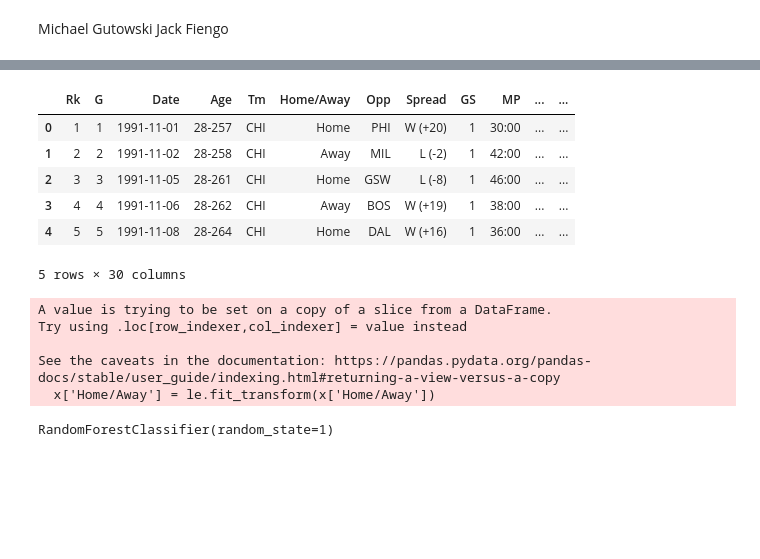
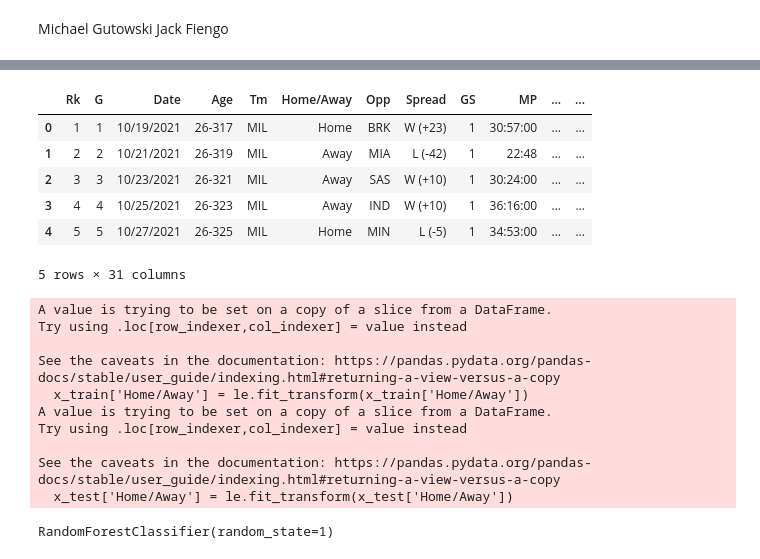
Before and after one commit to jfiengo/Michael_Jordan_ML_Project, a Jupyter notebook: project.ipynb, the cells around one changed output, grey strips where cells are left out. Saved outputs shown, nothing was run; the diff lists cells and outputs as text; code cells hidden in the pictures; blank space fills up the shorter version.

```diff
--- a/project.ipynb
+++ b/project.ipynb
@@ -6,4 +4,5 @@ This is an example of how we can use a scikit learn package. I just picked the f
 # %%
 import pandas as pd
-df_9192 = pd.read_csv('michaelJordanStats9192.csv')
+df_train = pd.read_csv('Giannis2021-22.csv')
+df_test = pd.read_csv('Giannis2022-23.csv')
 # %%
@@ -19,8 +28,8 @@ df_9192.head()
 # %%
-df_9192.rename(columns={'Unnamed: 5': 'Home/Away'}, inplace=True)
-df_9192.rename(columns={'Unnamed: 7': 'Spread'}, inplace=True)
-df_9192["Home/Away"].replace({"@": "Away"}, inplace=True)
-df_9192["Home/Away"].fillna("Home", inplace=True)
-df_9192.head()
+df_train.rename(columns={'Unnamed: 5': 'Home/Away'}, inplace=True)
+df_train.rename(columns={'Unnamed: 7': 'Spread'}, inplace=True)
+df_train["Home/Away"].replace({"@": "Away"}, inplace=True)
+df_train["Home/Away"].fillna("Home", inplace=True)
+df_train.head()
 # %% [output]
 |  | Rk | G | Date | Age | Tm | Home/Away | Opp | Spread | GS | MP | ... | ... |
@@ -32,0 +42,6 @@ df_9192.head()
+# %%
+df_test.rename(columns={'Unnamed: 5': 'Home/Away'}, inplace=True)
+df_test.rename(columns={'Unnamed: 7': 'Spread'}, inplace=True)
+df_test["Home/Away"].replace({"@": "Away"}, inplace=True)
+df_test["Home/Away"].fillna("Home", inplace=True)
+df_test.head()
@@ -33,12 +56,13 @@ df_9192.head()
 # %%
-df_9192['W/L'] = df_9192['Spread'].str.extract('([W|L])', expand=True)
-df_9192.head()
+df_train['W/L'] = df_train['Spread'].str.extract('([W|L])', expand=True)
+df_test['W/L'] = df_test['Spread'].str.extract('([W|L])', expand=True)
+df_train.head()
 # %% [output]
 |  | Rk | G | Date | Age | Tm | Home/Away | Opp | Spread | GS | MP | ... | ... |
-| 0 | 1 | 1 | 1991-11-01 | 28-257 | CHI | Home | PHI | W (+20) | 1 | 30:00 | ... | ... |
-| 1 | 2 | 2 | 1991-11-02 | 28-258 | CHI | Away | MIL | L (-2) | 1 | 42:00 | ... | ... |
-| 2 | 3 | 3 | 1991-11-05 | 28-261 | CHI | Home | GSW | L (-8) | 1 | 46:00 | ... | ... |
-| 3 | 4 | 4 | 1991-11-06 | 28-262 | CHI | Away | BOS | W (+19) | 1 | 38:00 | ... | ... |
-| 4 | 5 | 5 | 1991-11-08 | 28-264 | CHI | Home | DAL | W (+16) | 1 | 36:00 | ... | ... |
+| 0 | 1 | 1 | 10/19/2021 | 26-317 | MIL | Home | BRK | W (+23) | 1 | 30:57:00 | ... | ... |
+| 1 | 2 | 2 | 10/21/2021 | 26-319 | MIL | Away | MIA | L (-42) | 1 | 22:48 | ... | ... |
+| 2 | 3 | 3 | 10/23/2021 | 26-321 | MIL | Away | SAS | W (+10) | 1 | 30:24:00 | ... | ... |
+| 3 | 4 | 4 | 10/25/2021 | 26-323 | MIL | Away | IND | W (+10) | 1 | 36:16:00 | ... | ... |
+| 4 | 5 | 5 | 10/27/2021 | 26-325 | MIL | Home | MIN | L (-5) | 1 | 34:53:00 | ... | ... |
-5 rows × 30 columns
+5 rows × 31 columns
 # %%
@@ -48,11 +74,18 @@ y = df_9192['W/L']
 # %%
 from sklearn.preprocessing import LabelEncoder
 le = LabelEncoder()
-x['Home/Away'] = le.fit_transform(x['Home/Away'])
-y = le.fit_transform(y)
+x_train['Home/Away'] = le.fit_transform(x_train['Home/Away'])
+y_train = le.fit_transform(y_train)
+x_test['Home/Away'] = le.fit_transform(x_test['Home/Away'])
+y_test = le.fit_transform(y_test)
 # %% [output]
 A value is trying to be set on a copy of a slice from a DataFrame.
 Try using .loc[row_indexer,col_indexer] = value instead
 
 See the caveats in the documentation: https://pandas.pydata.org/pandas-docs/stable/user_guide/indexing.html#returning-a-view-versus-a-copy
-  x['Home/Away'] = le.fit_transform(x['Home/Away'])
+  x_train['Home/Away'] = le.fit_transform(x_train['Home/Away'])
+A value is trying to be set on a copy of a slice from a DataFrame.
+Try using .loc[row_indexer,col_indexer] = value instead
+
+See the caveats in the documentation: https://pandas.pydata.org/pandas-docs/stable/user_guide/indexing.html#returning-a-view-versus-a-copy
+  x_test['Home/Away'] = le.fit_transform(x_test['Home/Away'])
```
Also changed, not shown: parts of 8 cells of this notebook, 2 other files.
